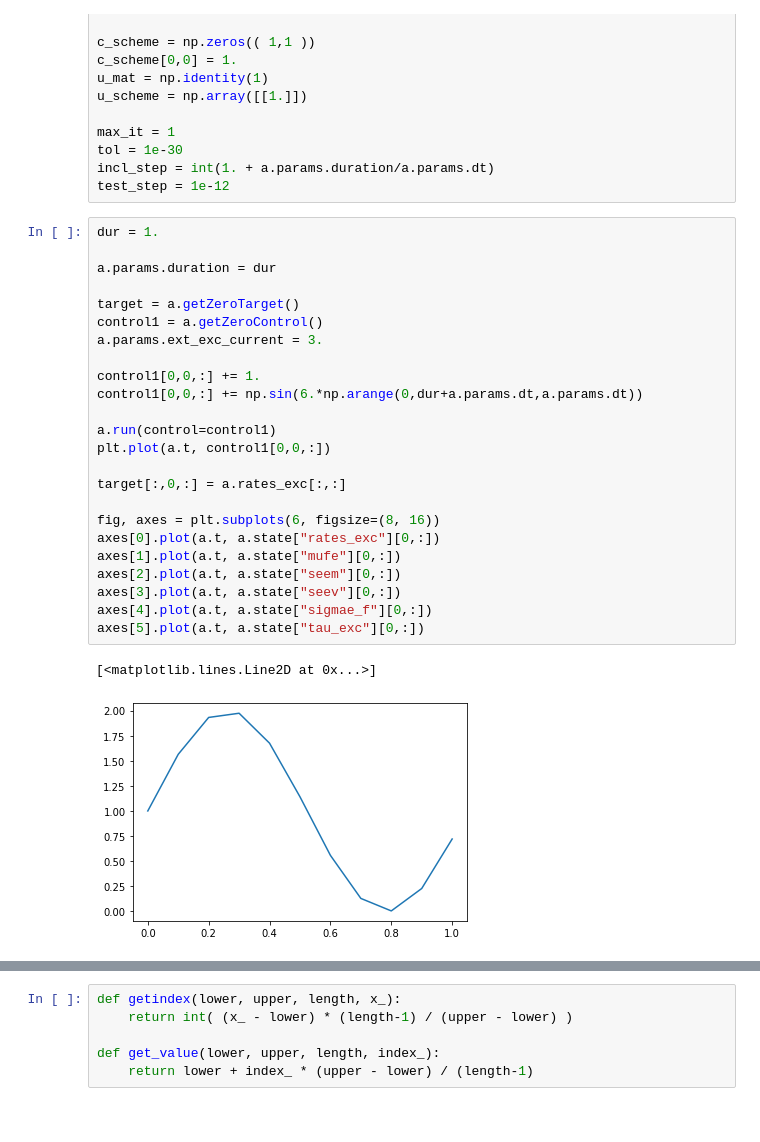
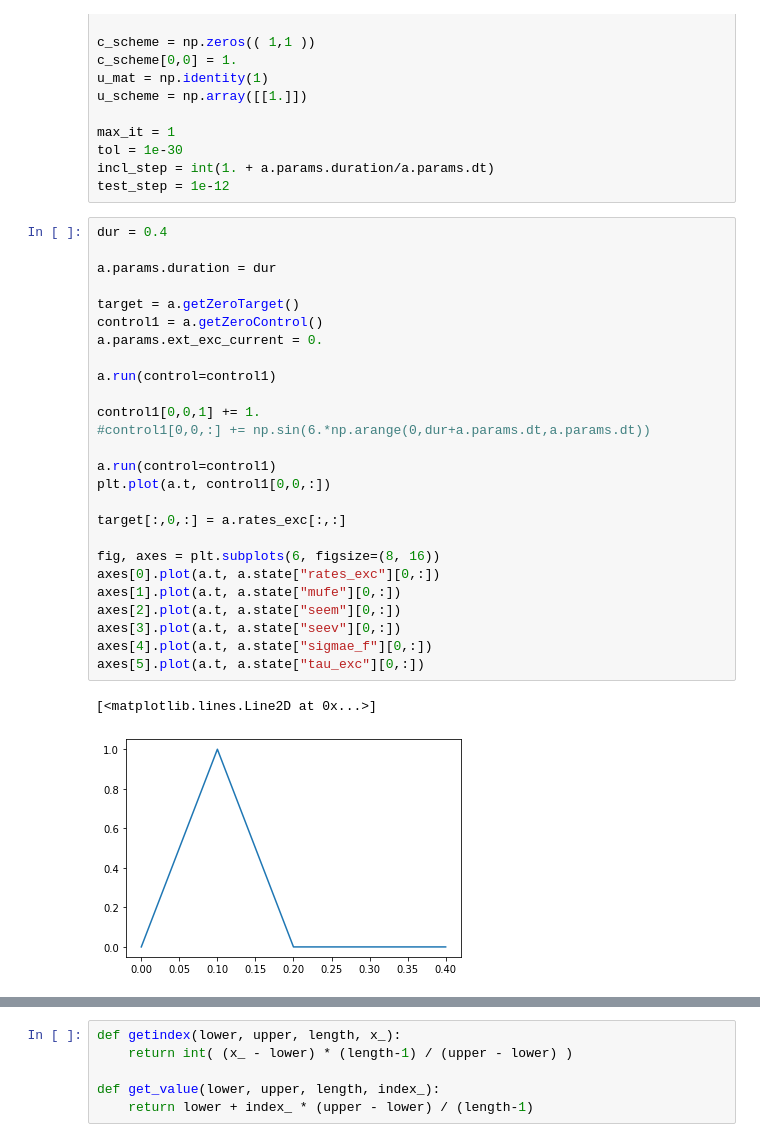
Before and after one commit to lenasal/neurolib, a Jupyter notebook: simp/e.ipynb, the cells around one changed output, grey strips where cells are left out. Cells and saved outputs as stored; diff of their text form.

```diff
--- a/simp/e.ipynb
+++ b/simp/e.ipynb
@@ -33,29 +33,31 @@ tol = 1e-30
 incl_step = int(1. + a.params.duration/a.params.dt)
 test_step = 1e-12
 # %%
-dur = 1.
+dur = 0.4
 
 a.params.duration = dur
 
 target = a.getZeroTarget()
 control1 = a.getZeroControl()
-a.params.ext_exc_current = 3.
+a.params.ext_exc_current = 0.
 
-control1[0,0,:] += 1.
-control1[0,0,:] += np.sin(6.*np.arange(0,dur+a.params.dt,a.params.dt))
+a.run(control=control1)
+
+control1[0,0,1] += 1.
+#control1[0,0,:] += np.sin(6.*np.arange(0,dur+a.params.dt,a.params.dt))
 
 a.run(control=control1)
 plt.plot(a.t, control1[0,0,:])
 
 target[:,0,:] = a.rates_exc[:,:]
 
 fig, axes = plt.subplots(6, figsize=(8, 16))
 axes[0].plot(a.t, a.state["rates_exc"][0,:])
 axes[1].plot(a.t, a.state["mufe"][0,:])
 axes[2].plot(a.t, a.state["seem"][0,:])
 axes[3].plot(a.t, a.state["seev"][0,:])
 axes[4].plot(a.t, a.state["sigmae_f"][0,:])
 axes[5].plot(a.t, a.state["tau_exc"][0,:])
 # %% [output]
 [<matplotlib.lines.Line2D at 0x...>]
-[figure, old version]
+[figure, new version]
```
Also changed, not shown: parts of 7 cells of this notebook, 23 other files.
